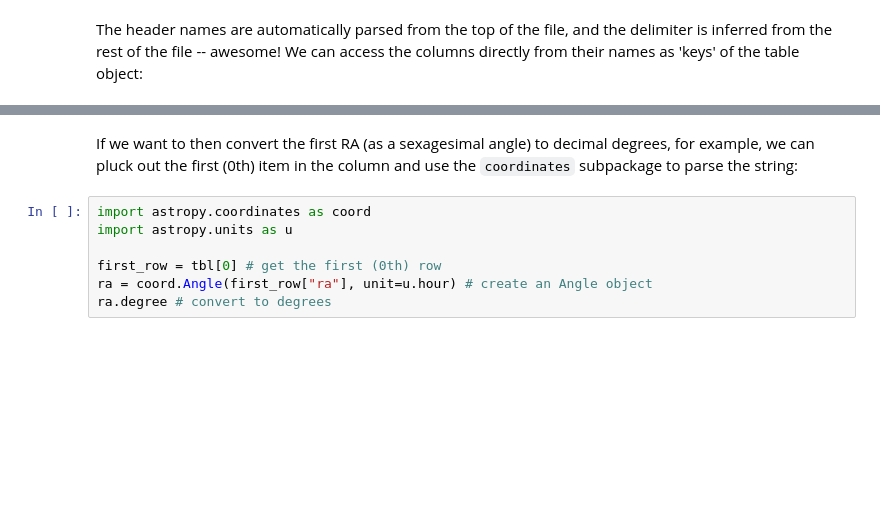
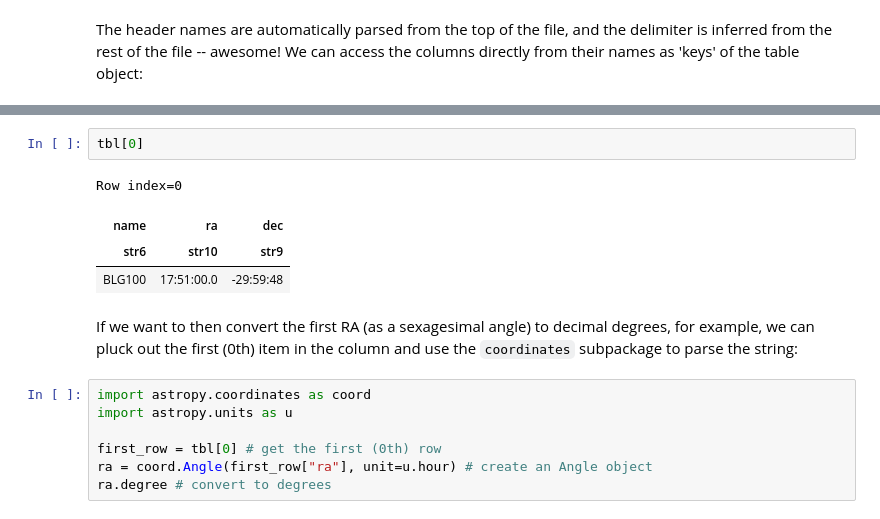
Before and after one commit to ricardogando/astropytutorialsptbr, a Jupyter notebook: plot-catalog.ipynb, the cells around one changed output, grey strips where cells are left out. Saved outputs shown, nothing was run; the diff lists cells and outputs as text; blank space fills up the shorter version.

```diff
--- a/plot-catalog.ipynb
+++ b/plot-catalog.ipynb
@@ -86,3 +117,10 @@ tbl["ra"]
+# %%
+tbl[0]
+# %% [output]
+Row index=0
+| name | ra | dec |
+| str6 | str10 | str9 |
+| BLG100 | 17:51:00.0 | -29:59:48 |
 # %% [markdown]
 If we want to then convert the first RA (as a sexagesimal angle) to
 decimal degrees, for example, we can pluck out the first (0th) item in
```
Also changed, not shown: parts of 16 cells of this notebook.
